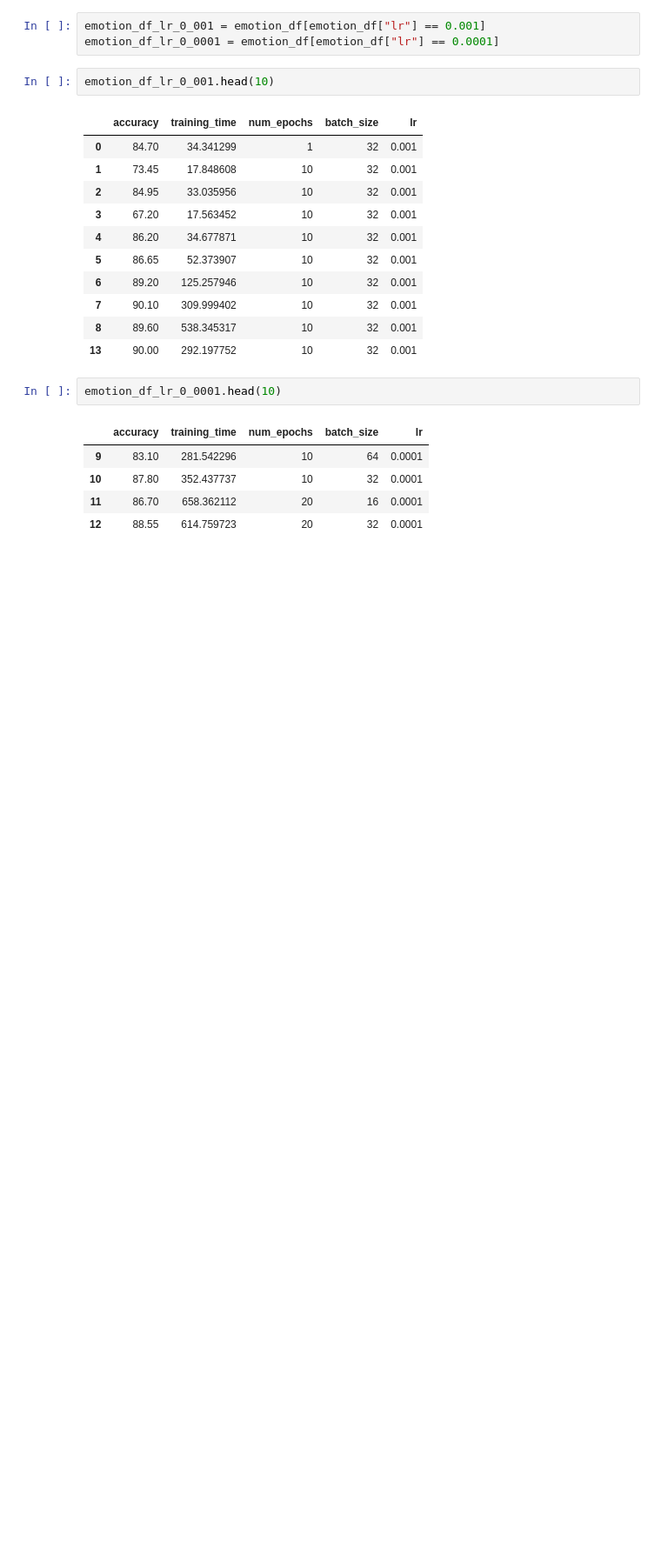
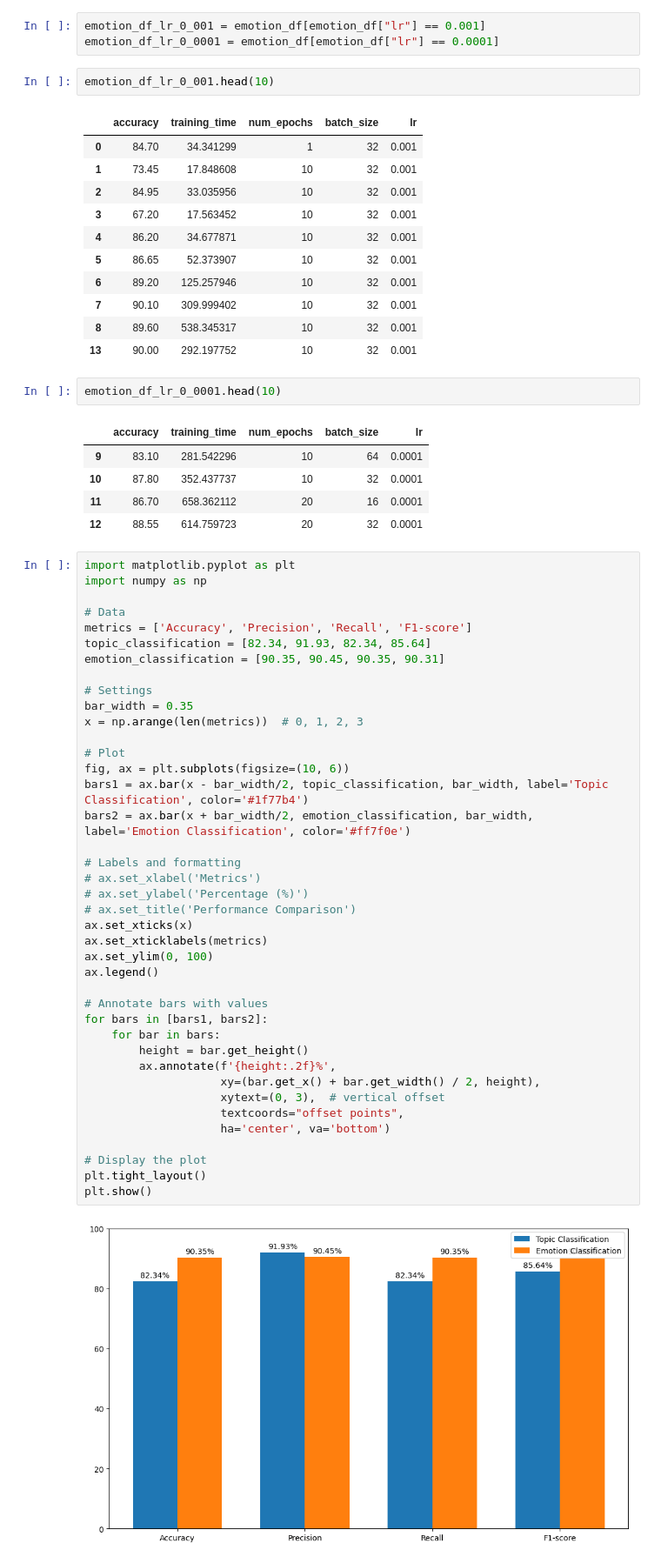
Before and after one commit to NHNguyen94/rag_medical, a Jupyter notebook: src/notebooks/analyze_train_logs.ipynb, the cells around one changed output. Shown: that part at 87% size. Saved outputs shown, nothing was run; the diff lists cells and outputs as text; blank space fills up the shorter version.

Commit message:
update notebook for metrics exploration

```diff
--- a/src/notebooks/analyze_train_logs.ipynb
+++ b/src/notebooks/analyze_train_logs.ipynb
@@ -114,3 +124,45 @@ emotion_df_lr_0_0001.head(10)
 | 10 | 87.80 | 352.437737 | 10 | 32 | 0.0001 |
 | 11 | 86.70 | 658.362112 | 20 | 16 | 0.0001 |
 | 12 | 88.55 | 614.759723 | 20 | 32 | 0.0001 |
+# %%
+import matplotlib.pyplot as plt
+import numpy as np
+
+# Data
+metrics = ['Accuracy', 'Precision', 'Recall', 'F1-score']
+topic_classification = [82.34, 91.93, 82.34, 85.64]
+emotion_classification = [90.35, 90.45, 90.35, 90.31]
+
+# Settings
+bar_width = 0.35
+x = np.arange(len(metrics))  # 0, 1, 2, 3
+
+# Plot
+fig, ax = plt.subplots(figsize=(10, 6))
+bars1 = ax.bar(x - bar_width/2, topic_classification, bar_width, label='Topic Classification', color='#1f77b4')
+bars2 = ax.bar(x + bar_width/2, emotion_classification, bar_width, label='Emotion Classification', color='#ff7f0e')
+
+# Labels and formatting
+# ax.set_xlabel('Metrics')
+# ax.set_ylabel('Percentage (%)')
+# ax.set_title('Performance Comparison')
+ax.set_xticks(x)
+ax.set_xticklabels(metrics)
+ax.set_ylim(0, 100)
+ax.legend()
+
+# Annotate bars with values
+for bars in [bars1, bars2]:
+    for bar in bars:
+        height = bar.get_height()
+        ax.annotate(f'{height:.2f}%',
+                    xy=(bar.get_x() + bar.get_width() / 2, height),
+                    xytext=(0, 3),  # vertical offset
+                    textcoords="offset points",
+                    ha='center', va='bottom')
+
+# Display the plot
+plt.tight_layout()
+plt.show()
+# %% [output]
+[figure, added]
```
Also changed, not shown: parts of 13 cells of this notebook.
